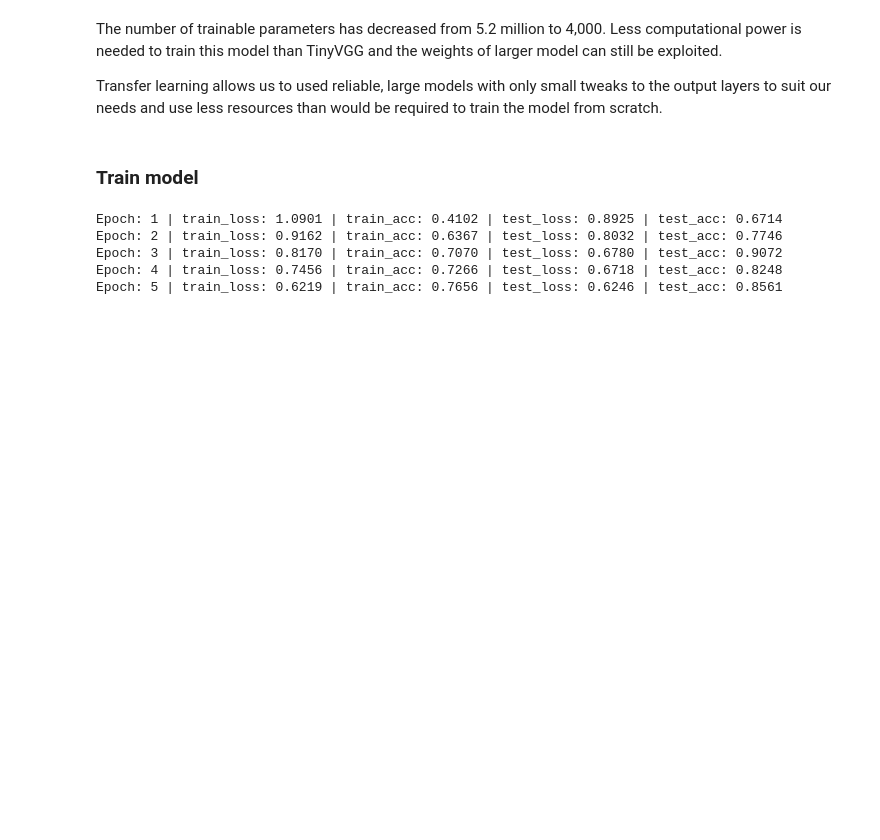
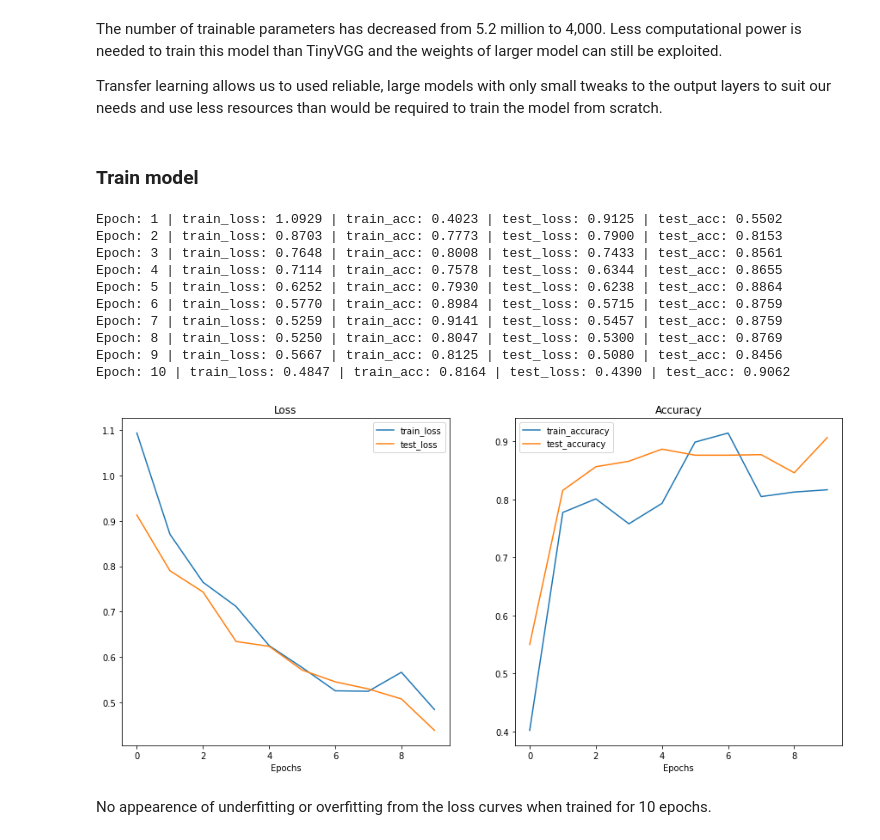
Before and after one commit to torrhen/pytorch_miscellaneous, a Jupyter notebook: 06_pytorch_transfer_learning.ipynb, the cells around one changed output. Cells and saved outputs as stored; diff of their text form; code cells hidden in the pictures; blank space fills up the shorter version.

```diff
--- a/06_pytorch_transfer_learning.ipynb
+++ b/06_pytorch_transfer_learning.ipynb
@@ -220,11 +220,30 @@ results = engine.train(model,
                        test_loader,
                        optimizer,
                        loss_fn,
-                       epochs=5,
+                       epochs=10,
                        device=device)
 # %% [output]
-Epoch: 1 | train_loss: 1.0901 | train_acc: 0.4102 | test_loss: 0.8925 | test_acc: 0.6714
-Epoch: 2 | train_loss: 0.9162 | train_acc: 0.6367 | test_loss: 0.8032 | test_acc: 0.7746
-Epoch: 3 | train_loss: 0.8170 | train_acc: 0.7070 | test_loss: 0.6780 | test_acc: 0.9072
-Epoch: 4 | train_loss: 0.7456 | train_acc: 0.7266 | test_loss: 0.6718 | test_acc: 0.8248
-Epoch: 5 | train_loss: 0.6219 | train_acc: 0.7656 | test_loss: 0.6246 | test_acc: 0.8561
+Epoch: 1 | train_loss: 1.0929 | train_acc: 0.4023 | test_loss: 0.9125 | test_acc: 0.5502
+Epoch: 2 | train_loss: 0.8703 | train_acc: 0.7773 | test_loss: 0.7900 | test_acc: 0.8153
+Epoch: 3 | train_loss: 0.7648 | train_acc: 0.8008 | test_loss: 0.7433 | test_acc: 0.8561
+Epoch: 4 | train_loss: 0.7114 | train_acc: 0.7578 | test_loss: 0.6344 | test_acc: 0.8655
+Epoch: 5 | train_loss: 0.6252 | train_acc: 0.7930 | test_loss: 0.6238 | test_acc: 0.8864
+Epoch: 6 | train_loss: 0.5770 | train_acc: 0.8984 | test_loss: 0.5715 | test_acc: 0.8759
+Epoch: 7 | train_loss: 0.5259 | train_acc: 0.9141 | test_loss: 0.5457 | test_acc: 0.8759
+Epoch: 8 | train_loss: 0.5250 | train_acc: 0.8047 | test_loss: 0.5300 | test_acc: 0.8769
+Epoch: 9 | train_loss: 0.5667 | train_acc: 0.8125 | test_loss: 0.5080 | test_acc: 0.8456
+Epoch: 10 | train_loss: 0.4847 | train_acc: 0.8164 | test_loss: 0.4390 | test_acc: 0.9062
+# %%
+try:
+  from helper_functions import plot_loss_curves
+except:
+  with open("helper_functions.py", "wb") as f:
+    response = requests.get("https://raw.githubusercontent.com/mrdbourke/pytorch-deep-learning/main/helper_functions.py")
+    f.write(response.content)
+  from helper_functions import plot_loss_curves
+
+plot_loss_curves(results)
+# %% [output]
+[figure, added]
+# %% [markdown]
+No appearence of underfitting or overfitting from the loss curves when trained for 10 epochs.
```
Also changed, not shown: parts of 6 cells of this notebook.
